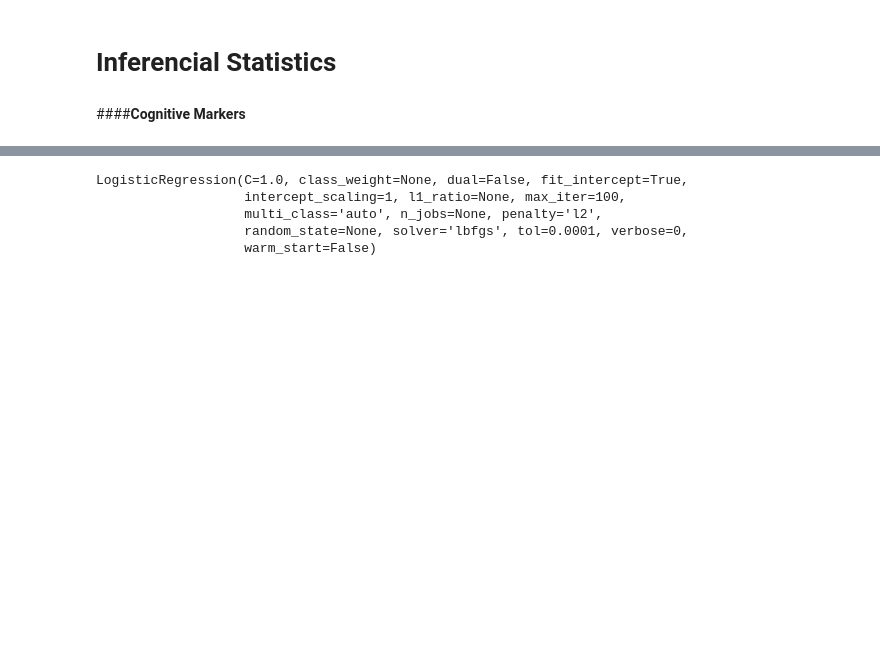
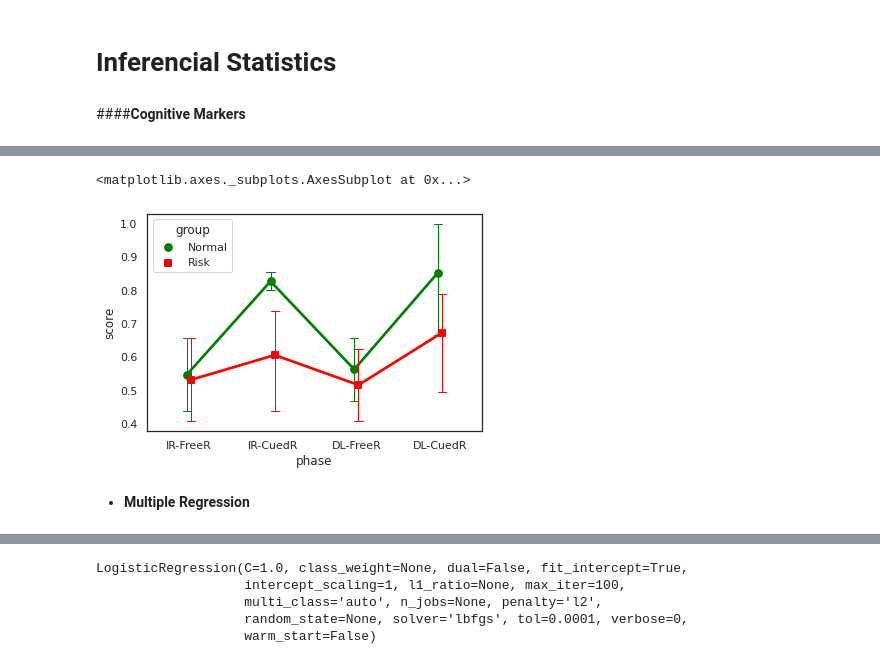
Before and after one commit to Sirabhop/Preclinical-AD-EEG-classification, a Jupyter notebook: Data_Analysis.ipynb, the cells around one changed output, grey strips where cells are left out. Drawn from its saved outputs; the diff is of its cells as text; code cells hidden in the pictures; blank space fills up the shorter version.

```diff
--- a/Data_Analysis.ipynb
+++ b/Data_Analysis.ipynb
@@ -421,0 +447,21 @@ CogMarkers
+# %%
+cog_m =CogMarkers.copy()
+cog_m['IR-FreeR'] = (CogMarkers['IR-FreeR'])/16
+cog_m['IR-CuedR'] = (CogMarkers['IR-CuedR'])/(16-CogMarkers['IR-FreeR'])
+cog_m['DL-FreeR'] = (CogMarkers['DL-FreeR'])/16
+cog_m['DL-CuedR'] = (CogMarkers['DL-CuedR'])/(16-CogMarkers['DL-FreeR'])
+
+cog_m['group'] = pd.Categorical(cog_m['group'])
+# %%
+df = pd.DataFrame()
+df['group'] = pd.concat((cog_m['group'], cog_m['group'], cog_m['group'], cog_m['group']), axis = 0)
+df['score'] = pd.concat((cog_m['IR-FreeR'],  cog_m['IR-CuedR'], cog_m['DL-FreeR'],  cog_m['DL-CuedR']),
+                        axis = 0)
+df['phase'] = None
+df.iloc[0:8, 2] = 'IR-FreeR'
+df.iloc[8:16, 2] = 'IR-CuedR'
+df.iloc[16:24, 2] = 'DL-FreeR'
+df.iloc[24:32, 2] = 'DL-CuedR'
+
+df['group'].replace([0,1], ['Normal', 'Risk'], inplace = True)
+df.reset_index(inplace = True)
@@ -421,0 +502,9 @@ CogMarkers
+# %%
+sns.set(style = 'white')
+sns.pointplot(data=df, x='phase', y='score', hue='group', dodge=True, markers=['o', 's'],
+	      capsize=.1, errwidth=1, palette = ['green','red'], grid = False)
+# %% [output]
+<matplotlib.axes._subplots.AxesSubplot at 0x...>
+[figure, added]
+# %% [markdown]
+* **Multiple Regression**
```
Also changed, not shown: parts of 28 cells of this notebook.
